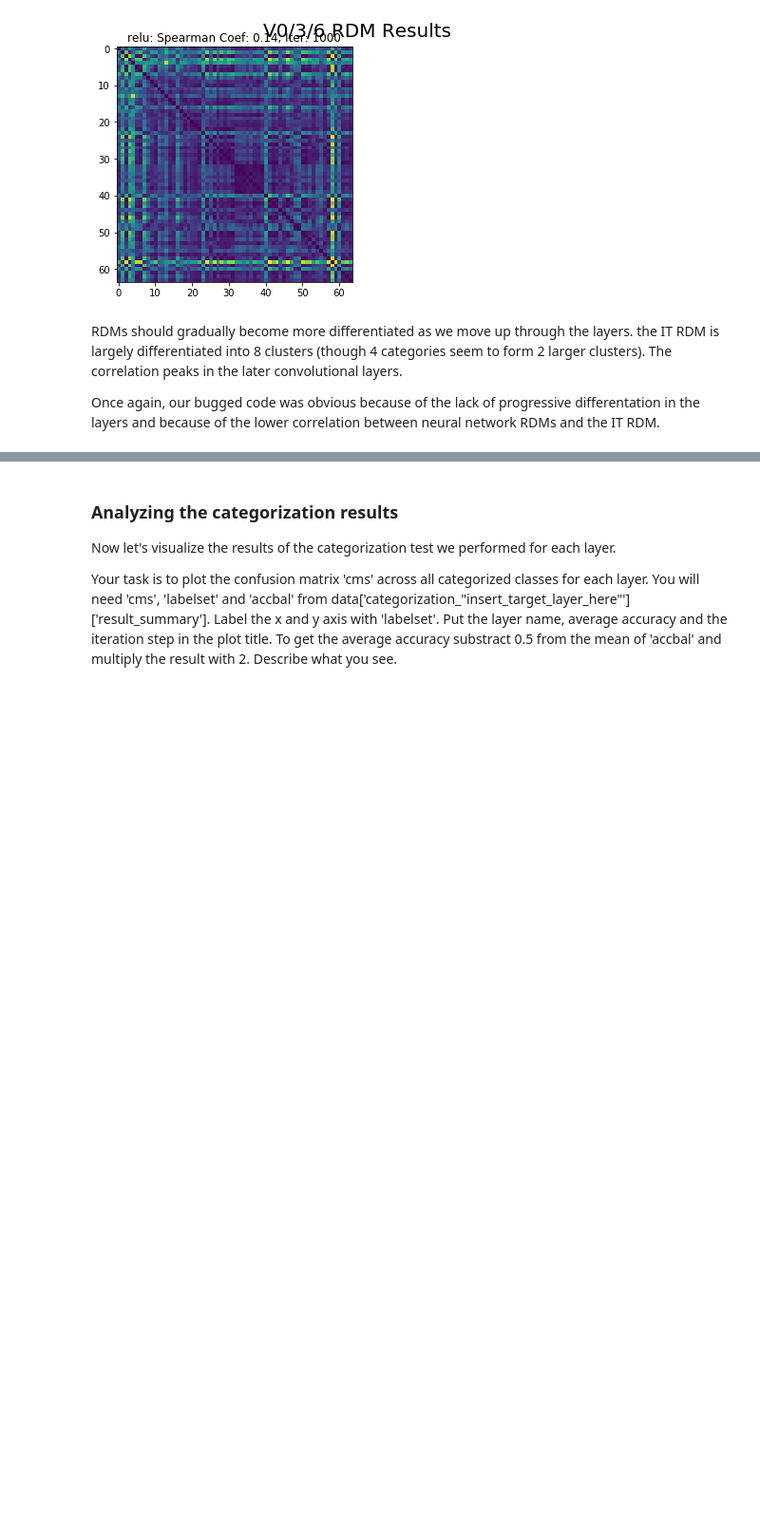
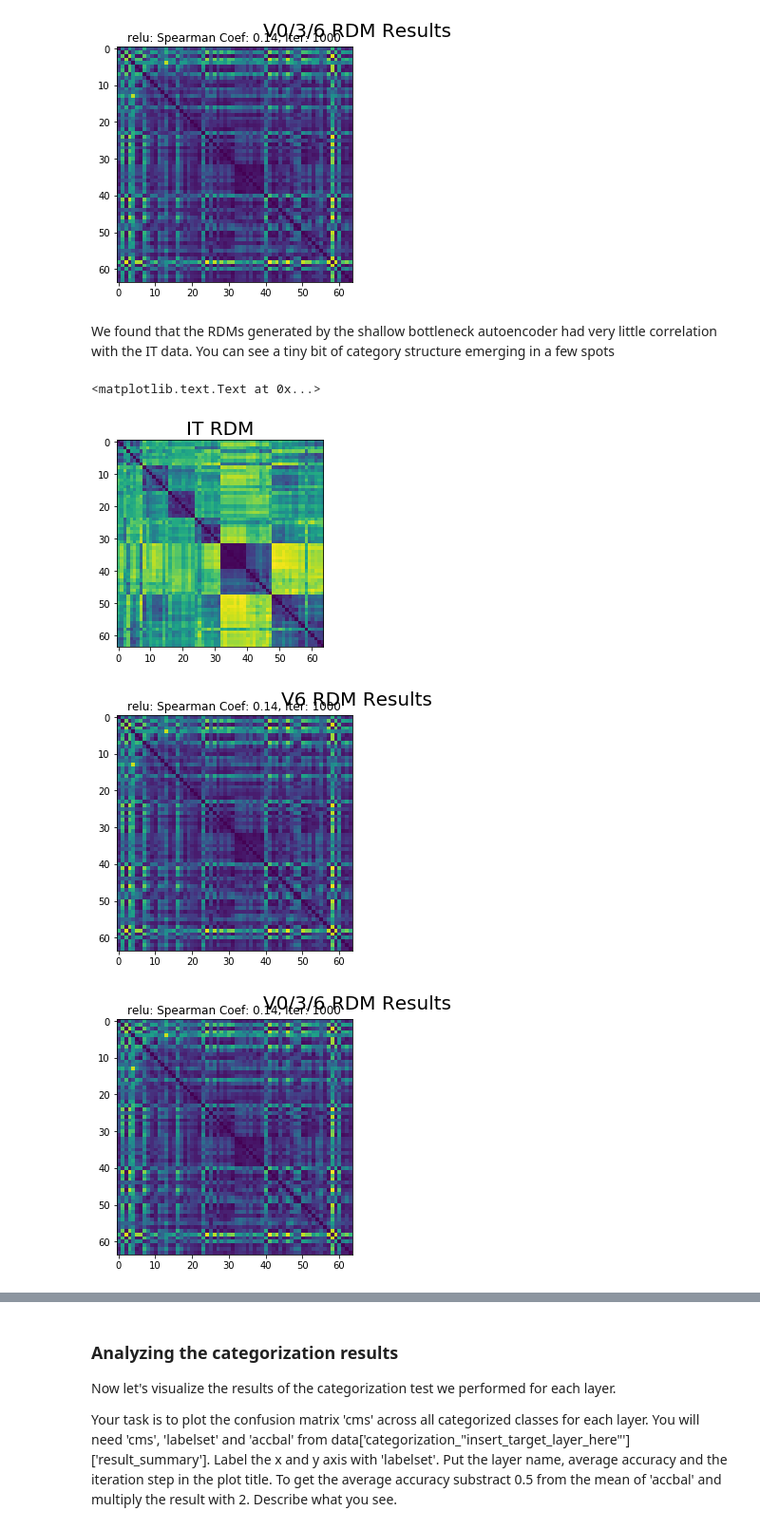
Before and after one commit to neuroailab/cs375, a Jupyter notebook: assignment2/cs375-assignment-2-ae-shallow-bn.ipynb, the cells around one changed output, grey strips where cells are left out. Shown at 95% size. Drawn from its saved outputs; the diff is of its cells as text; code cells hidden in the pictures; blank space fills up the shorter version.

```diff
--- a/assignment2/cs375-assignment-2-ae-shallow-bn.ipynb
+++ b/assignment2/cs375-assignment-2-ae-shallow-bn.ipynb
@@ -229,7 +250,20 @@ plt.suptitle('V0/3/6 RDM Results', fontsize=20, y=1.02)
 [figure]
 [figure]
 [figure]
-# %% [markdown]
-RDMs should gradually become more differentiated as we move up through the layers. the IT RDM is largely differentiated into 8 clusters (though 4 categories seem to form 2 larger clusters). The correlation peaks in the later convolutional layers.
-
-Once again, our bugged code was obvious because of the lack of progressive differentation in the layers and because of the lower correlation between neural network RDMs and the IT RDM.
+# %% [markdown]
+We found that the RDMs generated by the shallow bottleneck autoencoder had very little correlation with the IT data. You can see a tiny bit of category structure emerging in a few spots
+# %%
+
+plt.title('IT RDM', fontsize=20)
+plt.imshow(data_sp_all['rdm_it'])
+
+plot_rdms(data_sp_6, target_layers, step)
+plt.suptitle('V6 RDM Results', fontsize=20, y=1.02)
+
+plot_rdms(data_sp_all, target_layers, step)
+plt.suptitle('V0/3/6 RDM Results', fontsize=20, y=1.02)
+# %% [output]
+<matplotlib.text.Text at 0x...>
+[figure, added]
+[figure, added]
+[figure, added]
```
Also changed, not shown: parts of 43 cells of this notebook, 12 other files.
